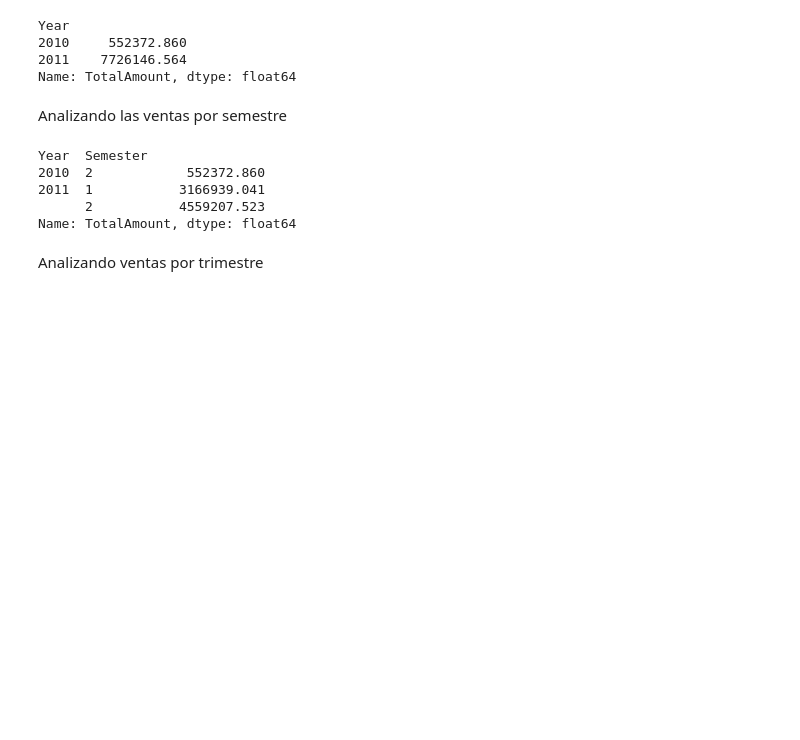
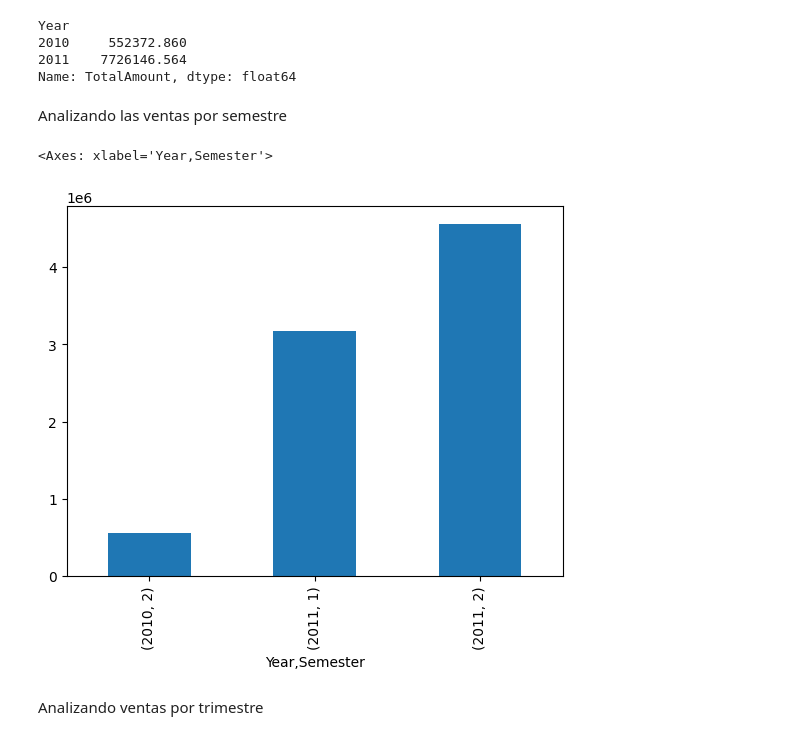
Before and after one commit to AngelDHackerman/python_para_machine_learning, a Jupyter notebook: curso_de_python_para_ciencia_de_datos/proyecto_personal/exploracion_limpieza.ipynb, the cells around one changed output. Cells and saved outputs as stored; diff of their text form; code cells hidden in the pictures; blank space fills up the shorter version.

```diff
--- a/curso_de_python_para_ciencia_de_datos/proyecto_personal/exploracion_limpieza.ipynb
+++ b/curso_de_python_para_ciencia_de_datos/proyecto_personal/exploracion_limpieza.ipynb
@@ -199,13 +199,10 @@ Analizando las ventas por semestre
 # %%
 data_cleaned['Semester'] = data_cleaned['Month'].apply(lambda x: 1 if x <= 6 else 2) # Agrupando desde enero hasta junio como semestre 1 y el resto como semestre 2
 sales_by_semester = data_cleaned.groupby(['Year', 'Semester'])['TotalAmount'].sum()
-sales_by_semester
+sales_by_semester.plot(kind='bar')
 # %% [output]
-Year  Semester
-2010  2            552372.860
-2011  1           3166939.041
-      2           4559207.523
-Name: TotalAmount, dtype: float64
+<Axes: xlabel='Year,Semester'>
+[figure, added]
 # %% [markdown]
 Analizando ventas por trimestre
 # %%
```
Also changed, not shown: parts of 7 cells of this notebook.
